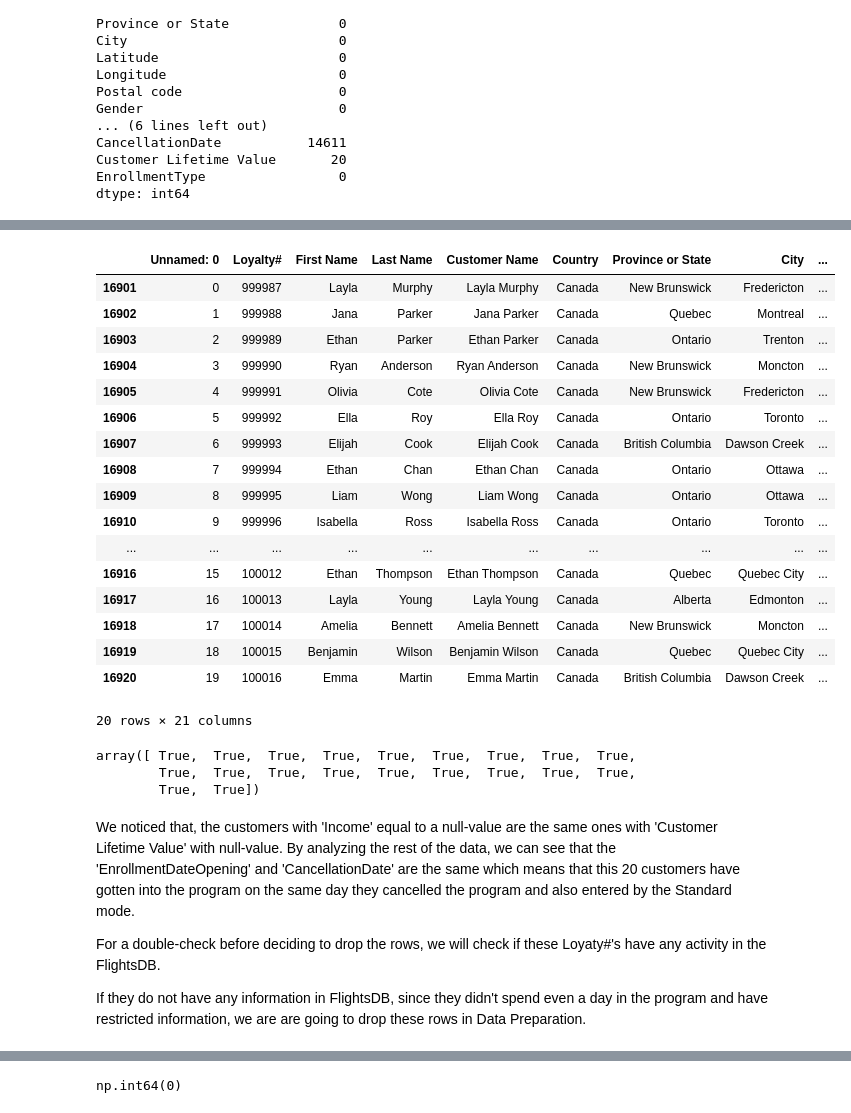
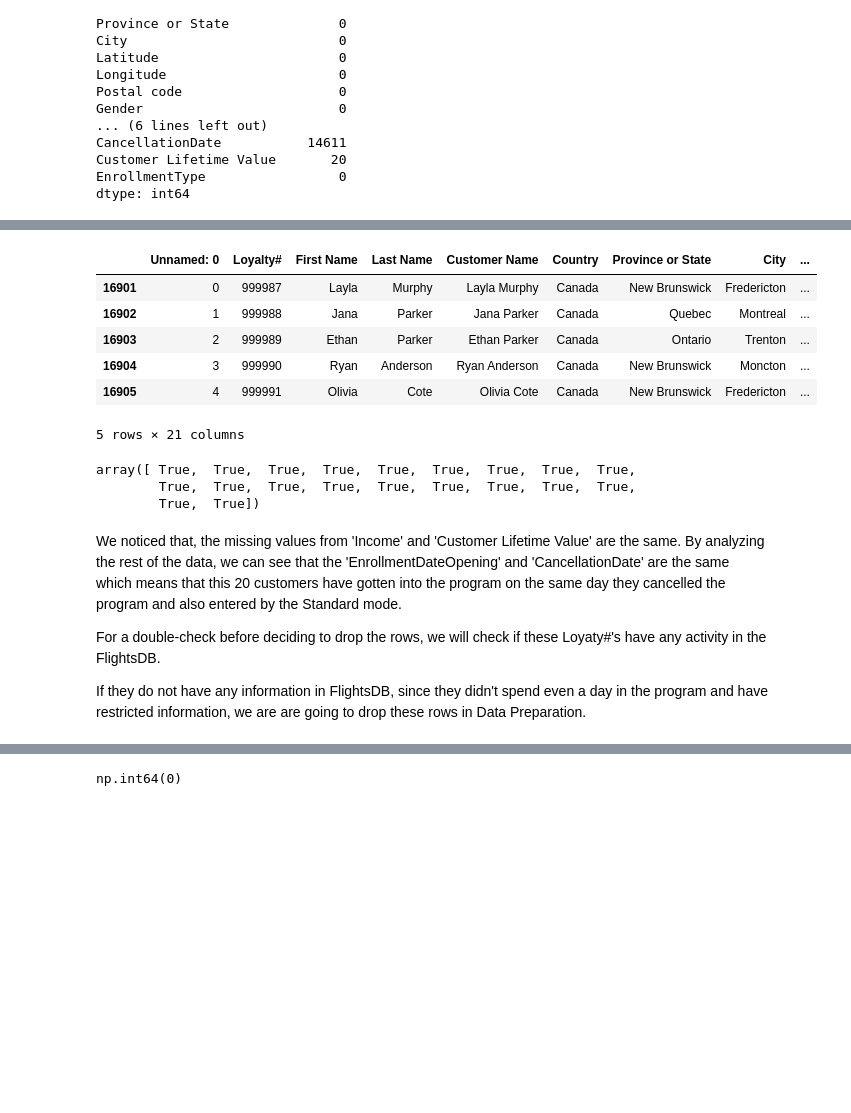
Before and after one commit to barbara-sousa-franco/Data-Mining-Project, a Jupyter notebook: Deliverable 1.ipynb, the cells around one changed output, grey strips where cells are left out. Cells and saved outputs as stored; diff of their text form; code cells hidden in the pictures; blank space fills up the shorter version.

```diff
--- a/Deliverable 1.ipynb
+++ b/Deliverable 1.ipynb
@@ -168,25 +171,14 @@ income_null
 # %%
 value_null = customerDB[customerDB['Customer Lifetime Value'].isnull()]
-value_null
+value_null.head()
 # %% [output]
 |  | Unnamed: 0 | Loyalty# | First Name | Last Name | Customer Name | Country | Province or State | City | ... |
 | 16901 | 0 | 999987 | Layla | Murphy | Layla Murphy | Canada | New Brunswick | Fredericton | ... |
 | 16902 | 1 | 999988 | Jana | Parker | Jana Parker | Canada | Quebec | Montreal | ... |
 | 16903 | 2 | 999989 | Ethan | Parker | Ethan Parker | Canada | Ontario | Trenton | ... |
 | 16904 | 3 | 999990 | Ryan | Anderson | Ryan Anderson | Canada | New Brunswick | Moncton | ... |
 | 16905 | 4 | 999991 | Olivia | Cote | Olivia Cote | Canada | New Brunswick | Fredericton | ... |
-| 16906 | 5 | 999992 | Ella | Roy | Ella Roy | Canada | Ontario | Toronto | ... |
-| 16907 | 6 | 999993 | Elijah | Cook | Elijah Cook | Canada | British Columbia | Dawson Creek | ... |
-| 16908 | 7 | 999994 | Ethan | Chan | Ethan Chan | Canada | Ontario | Ottawa | ... |
-| 16909 | 8 | 999995 | Liam | Wong | Liam Wong | Canada | Ontario | Ottawa | ... |
-| 16910 | 9 | 999996 | Isabella | Ross | Isabella Ross | Canada | Ontario | Toronto | ... |
-| ... | ... | ... | ... | ... | ... | ... | ... | ... | ... |
-| 16916 | 15 | 100012 | Ethan | Thompson | Ethan Thompson | Canada | Quebec | Quebec City | ... |
-| 16917 | 16 | 100013 | Layla | Young | Layla Young | Canada | Alberta | Edmonton | ... |
-| 16918 | 17 | 100014 | Amelia | Bennett | Amelia Bennett | Canada | New Brunswick | Moncton | ... |
-| 16919 | 18 | 100015 | Benjamin | Wilson | Benjamin Wilson | Canada | Quebec | Quebec City | ... |
-| 16920 | 19 | 100016 | Emma | Martin | Emma Martin | Canada | British Columbia | Dawson Creek | ... |
-20 rows × 21 columns
+5 rows × 21 columns
 # %%
 #confirm that the rows with null-values for this columns are the same ones
 income_null['Loyalty#'].unique() == value_null['Loyalty#'].unique()
@@ -195,7 +187,7 @@ array([ True,  True,  True,  True,  True,  True,  True,  True,  True,
         True,  True,  True,  True,  True,  True,  True,  True,  True,
         True,  True])
 # %% [markdown]
-We noticed that, the customers with 'Income' equal to a null-value are the same ones with 'Customer Lifetime Value' with null-value. By analyzing the rest of the data, we can see that the 'EnrollmentDateOpening' and 'CancellationDate' are the same which means that this 20 customers have gotten into the program on the same day they cancelled the program and also entered by the Standard mode.
+We noticed that, the missing values from 'Income' and 'Customer Lifetime Value' are the same. By analyzing the rest of the data, we can see that the 'EnrollmentDateOpening' and 'CancellationDate' are the same which means that this 20 customers have gotten into the program on the same day they cancelled the program and also entered by the Standard mode.
 
 For a double-check before deciding to drop the rows, we will check if these Loyaty#'s have any activity in the FlightsDB.
 
```
Also changed, not shown: parts of 55 cells of this notebook.
